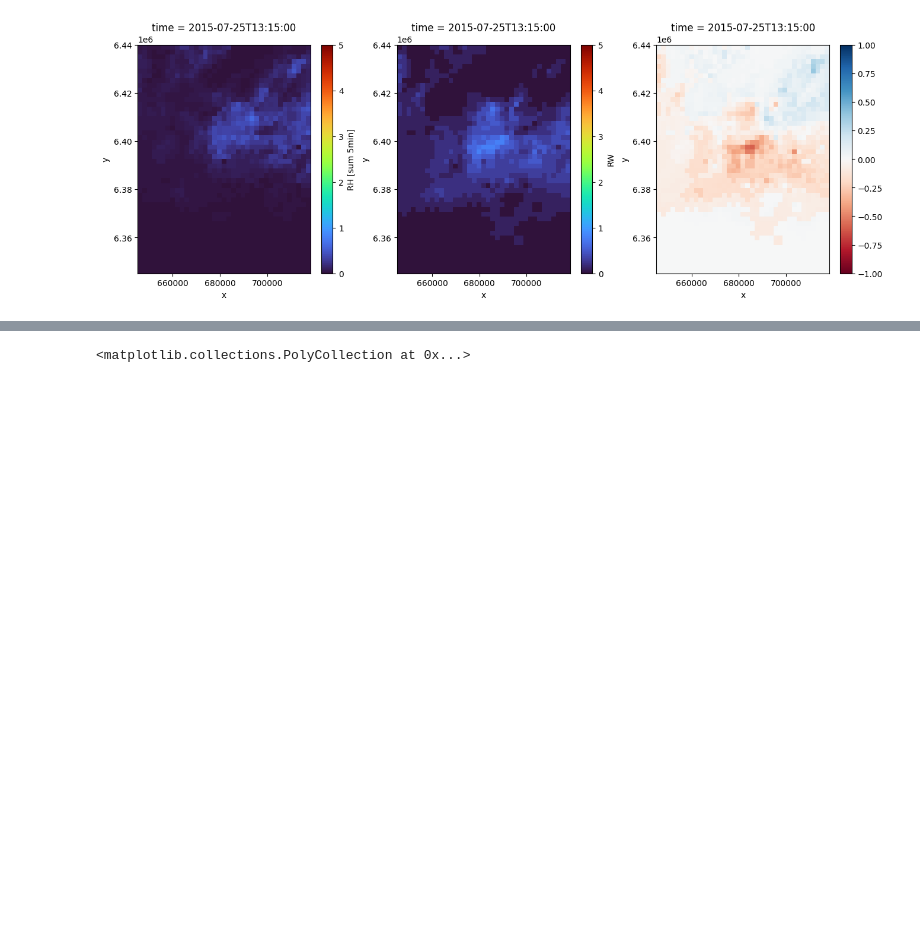
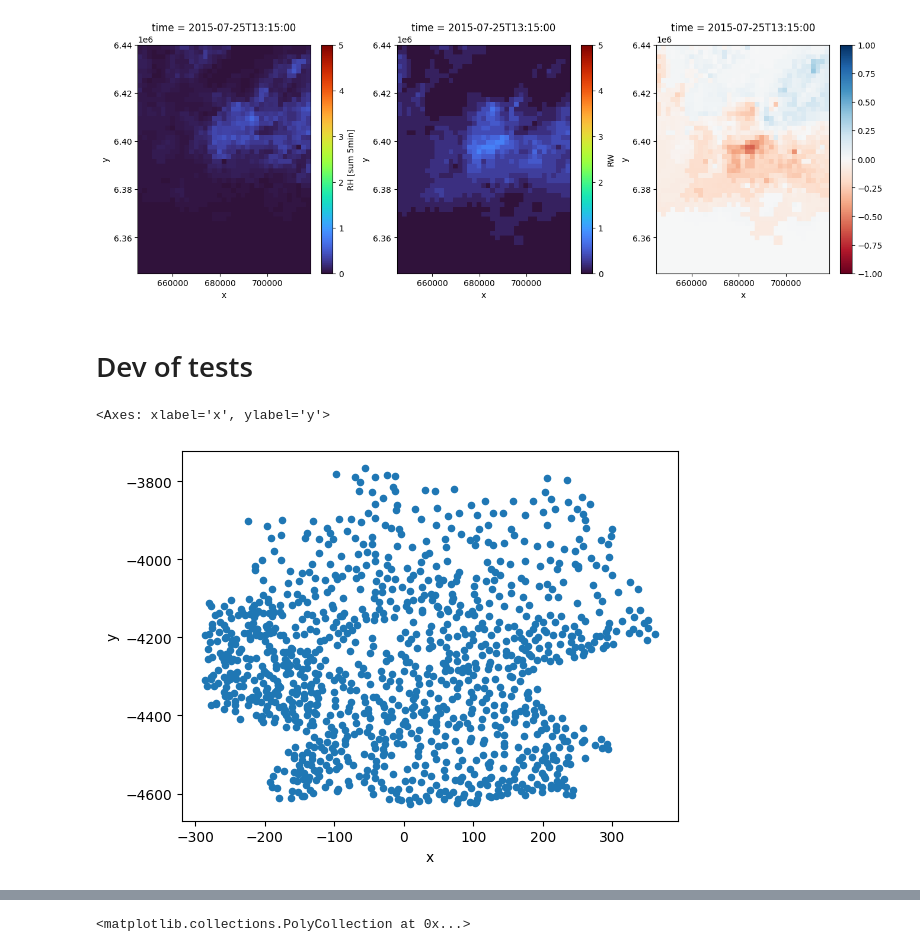
Before and after one commit to OpenSenseAction/mergeplg, a Jupyter notebook: docs/notebooks/openMRG_case_RADOLAN.ipynb, the cells around one changed output, grey strips where cells are left out. Cells and saved outputs as stored; diff of their text form; code cells hidden in the pictures; blank space fills up the shorter version.

Commit message:
dev in notebook for adjusting tests...

```diff
--- a/docs/notebooks/openMRG_case_RADOLAN.ipynb
+++ b/docs/notebooks/openMRG_case_RADOLAN.ipynb
@@ -176,3 +176,15 @@ for t in ds_radolan.time.data[5:10]:
 [figure]
 [figure]
 [figure]
+# %% [markdown]
+# Dev of tests
+# %%
+df_stations = pd.read_csv("../../tests/test_data/radolan_rain_gauge_data.csv")
+df_stations = df_stations[616:1828]
+df_stations = df_stations[~df_stations.station_id.str.contains("PL")]
+# df_stations
+# %%
+df_stations.plot.scatter("x", "y")
+# %% [output]
+<Axes: xlabel='x', ylabel='y'>
+[figure, added]
```
Also changed, not shown: parts of 5 cells of this notebook.
